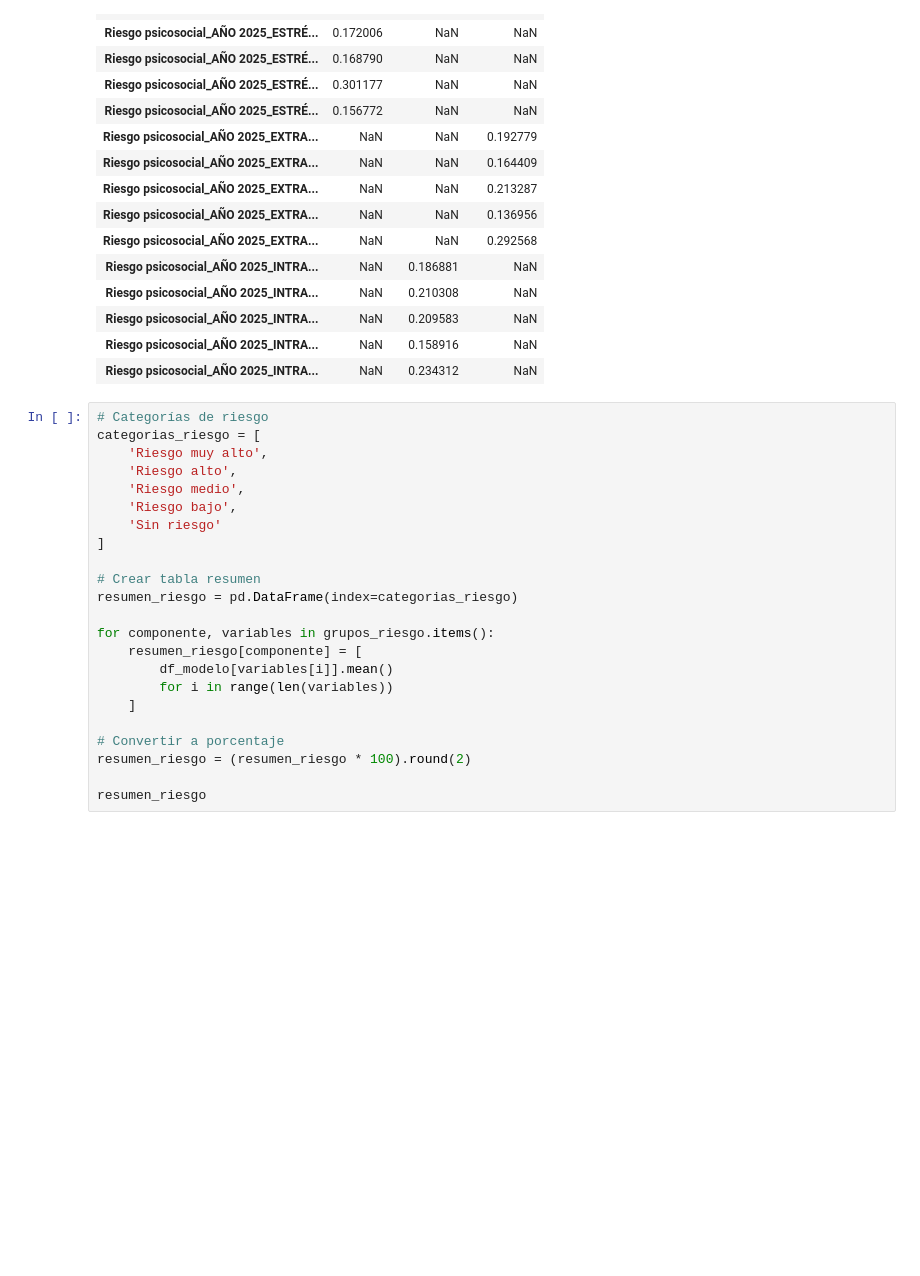
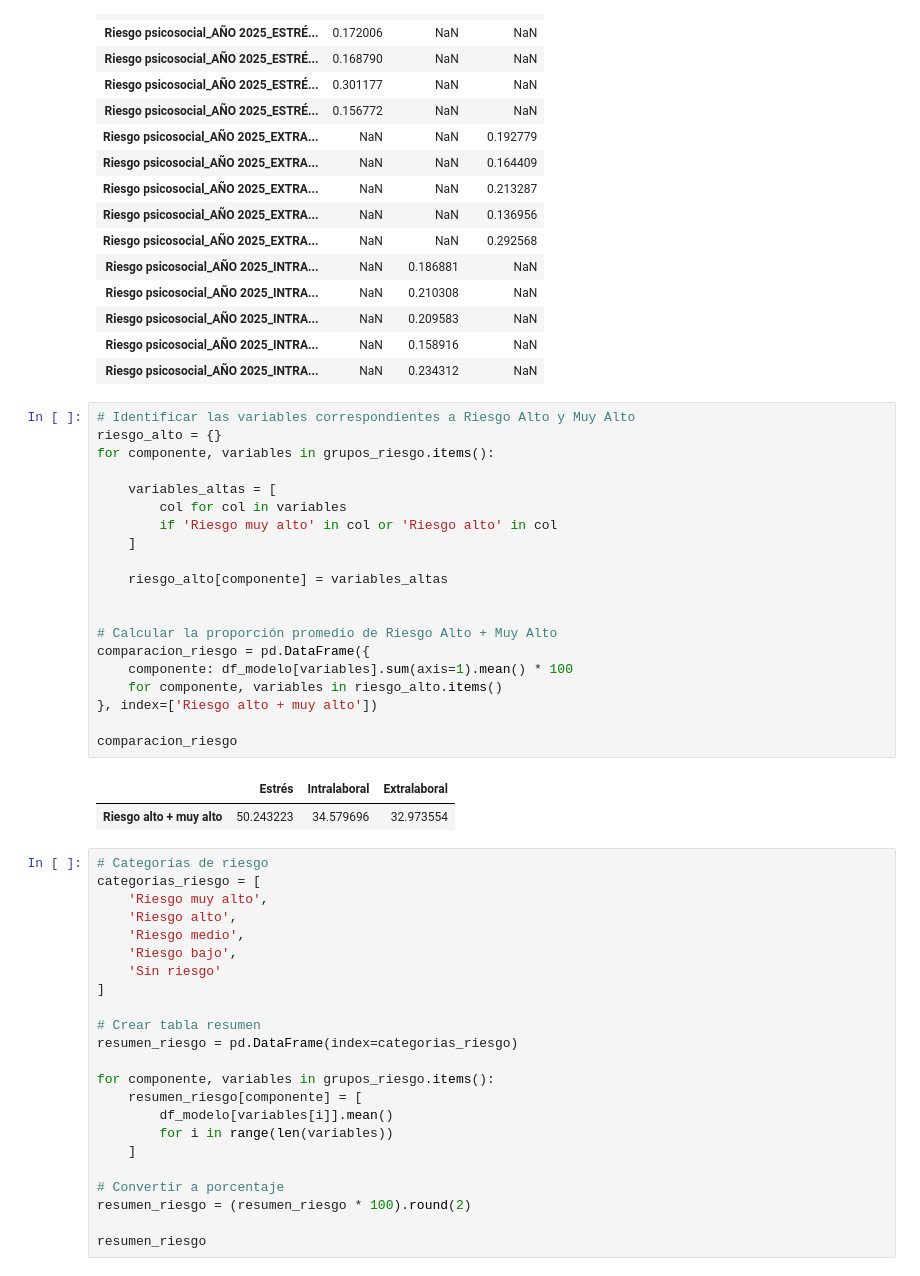
Before and after one commit to afobando94/MCD_AD_Taller1_clasificar_ofis, a Jupyter notebook: notebook/taller1_clasif_ofi_ao.ipynb, the cells around one changed output. Drawn from its saved outputs; the diff is of its cells as text; blank space fills up the shorter version.

```diff
--- a/notebook/taller1_clasif_ofi_ao.ipynb
+++ b/notebook/taller1_clasif_ofi_ao.ipynb
@@ -579,6 +581,29 @@ resumen_riesgo
 | Riesgo psicosocial_AÑO 2025_INTRA... | NaN | 0.209583 | NaN |
 | Riesgo psicosocial_AÑO 2025_INTRA... | NaN | 0.158916 | NaN |
 | Riesgo psicosocial_AÑO 2025_INTRA... | NaN | 0.234312 | NaN |
+# %%
+# Identificar las variables correspondientes a Riesgo Alto y Muy Alto
+riesgo_alto = {}
+for componente, variables in grupos_riesgo.items():
+
+    variables_altas = [
+        col for col in variables
+        if 'Riesgo muy alto' in col or 'Riesgo alto' in col
+    ]
+
+    riesgo_alto[componente] = variables_altas
+
+
+# Calcular la proporción promedio de Riesgo Alto + Muy Alto
+comparacion_riesgo = pd.DataFrame({
+    componente: df_modelo[variables].sum(axis=1).mean() * 100
+    for componente, variables in riesgo_alto.items()
+}, index=['Riesgo alto + muy alto'])
+
+comparacion_riesgo
+# %% [output]
+|  | Estrés | Intralaboral | Extralaboral |
+| Riesgo alto + muy alto | 50.243223 | 34.579696 | 32.973554 |
 # %%
 # Categorías de riesgo
 categorias_riesgo = [
```
Also changed, not shown: parts of 22 cells of this notebook.
